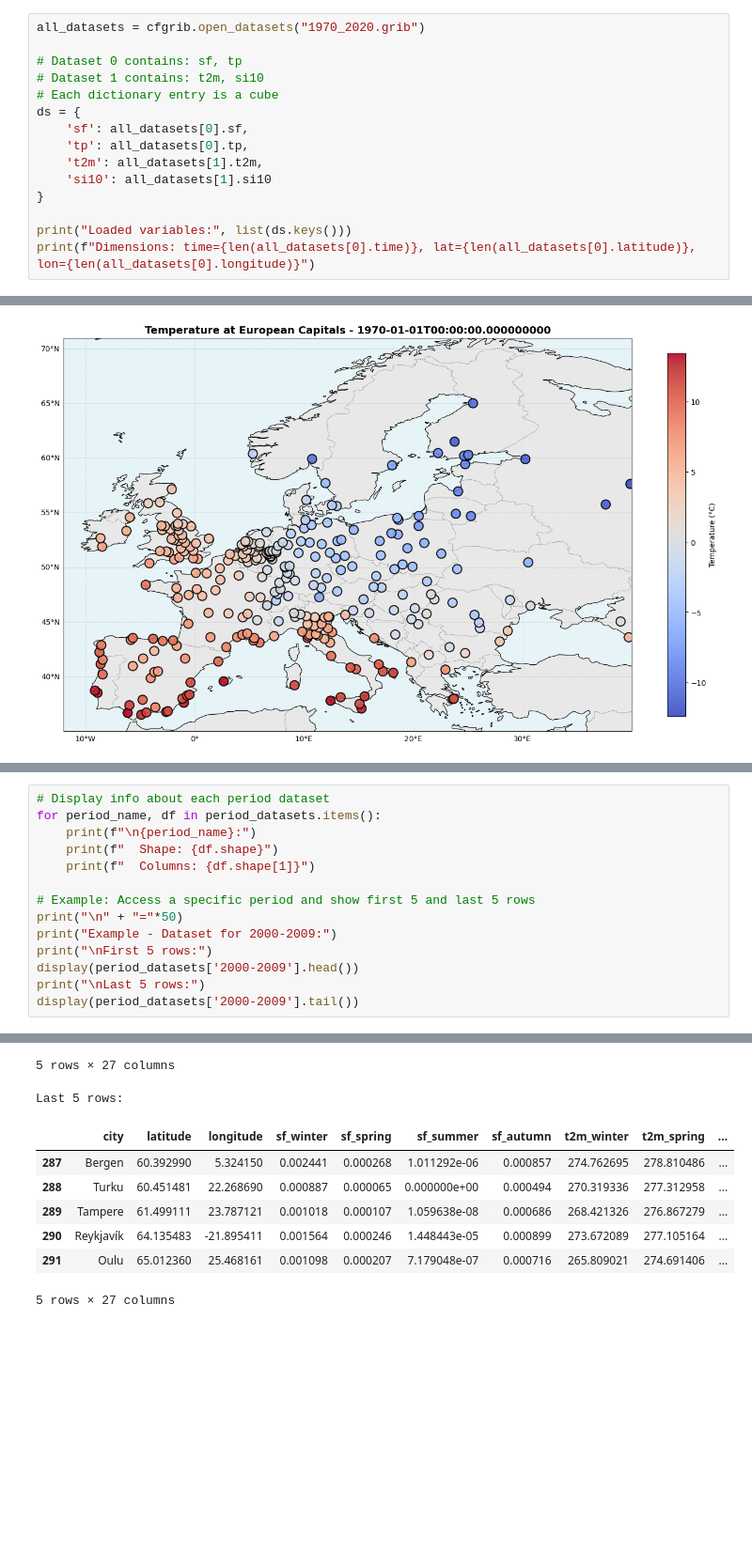
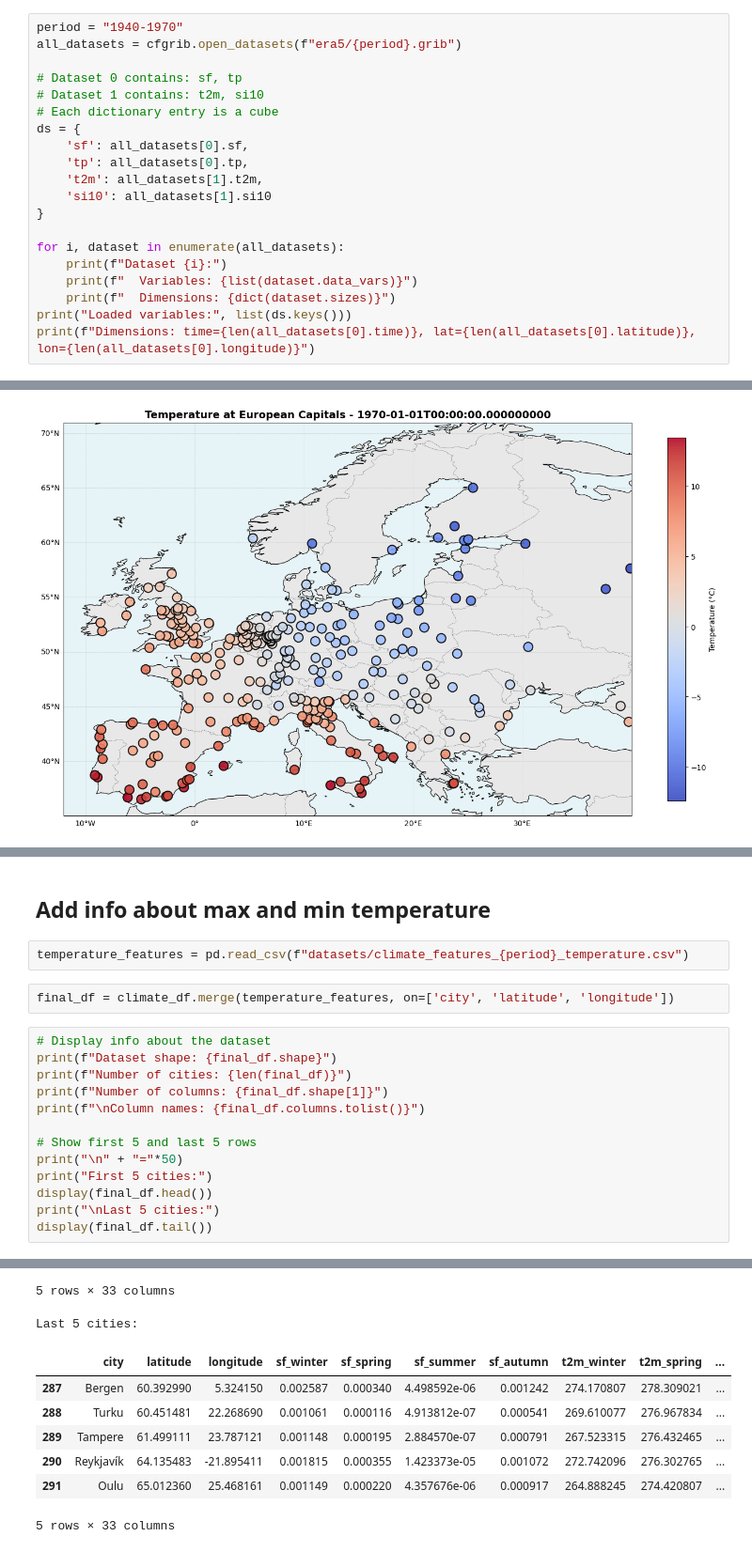
Before and after one commit to evarayHEIG/mlbd_projet, a Jupyter notebook: extract_climate_features_v2.ipynb, the cells around one changed output, grey strips where cells are left out. Shown at 94% size. Saved outputs shown, nothing was run; the diff lists cells and outputs as text; blank space fills up the shorter version.

```diff
--- a/extract_climate_features_v2.ipynb
+++ b/extract_climate_features_v2.ipynb
@@ -52,5 +34,6 @@ Dataset 1:
 # %%
-all_datasets = cfgrib.open_datasets("1970_2020.grib")
+period = "1940-1970"
+all_datasets = cfgrib.open_datasets(f"era5/{period}.grib")
 
 # Dataset 0 contains: sf, tp
 # Dataset 1 contains: t2m, si10
@@ -62,6 +45,10 @@ ds = {
     'si10': all_datasets[1].si10
 }
 
+for i, dataset in enumerate(all_datasets):
+    print(f"Dataset {i}:")
+    print(f"  Variables: {list(dataset.data_vars)}")
+    print(f"  Dimensions: {dict(dataset.sizes)}")
 print("Loaded variables:", list(ds.keys()))
 print(f"Dimensions: time={len(all_datasets[0].time)}, lat={len(all_datasets[0].latitude)}, lon={len(all_datasets[0].longitude)}")
 # %% [output]
@@ -430,15 +361,20 @@ Example - First few rows of 1970-1979:
+# %% [markdown]
+## Add info about max and min temperature
+# %%
+temperature_features = pd.read_csv(f"datasets/climate_features_{period}_temperature.csv")
+# %%
+final_df = climate_df.merge(temperature_features, on=['city', 'latitude', 'longitude'])
 # %%
-# Display info about each period dataset
-for period_name, df in period_datasets.items():
-    print(f"\n{period_name}:")
-    print(f"  Shape: {df.shape}")
-    print(f"  Columns: {df.shape[1]}")
+# Display info about the dataset
+print(f"Dataset shape: {final_df.shape}")
+print(f"Number of cities: {len(final_df)}")
+print(f"Number of columns: {final_df.shape[1]}")
+print(f"\nColumn names: {final_df.columns.tolist()}")
 
-# Example: Access a specific period and show first 5 and last 5 rows
+# Show first 5 and last 5 rows
 print("\n" + "="*50)
-print("Example - Dataset for 2000-2009:")
-print("\nFirst 5 rows:")
-display(period_datasets['2000-2009'].head())
-print("\nLast 5 rows:")
-display(period_datasets['2000-2009'].tail())
+print("First 5 cities:")
+display(final_df.head())
+print("\nLast 5 cities:")
+display(final_df.tail())
 # %% [output]
@@ -468,10 +395,10 @@ First 5 rows:
-5 rows × 27 columns
+5 rows × 33 columns
-Last 5 rows:
+Last 5 cities:
 |  | city | latitude | longitude | sf_winter | sf_spring | sf_summer | sf_autumn | t2m_winter | t2m_spring | ... |
-| 287 | Bergen | 60.392990 | 5.324150 | 0.002441 | 0.000268 | 1.011292e-06 | 0.000857 | 274.762695 | 278.810486 | ... |
-| 288 | Turku | 60.451481 | 22.268690 | 0.000887 | 0.000065 | 0.000000e+00 | 0.000494 | 270.319336 | 277.312958 | ... |
-| 289 | Tampere | 61.499111 | 23.787121 | 0.001018 | 0.000107 | 1.059638e-08 | 0.000686 | 268.421326 | 276.867279 | ... |
-| 290 | Reykjavík | 64.135483 | -21.895411 | 0.001564 | 0.000246 | 1.448443e-05 | 0.000899 | 273.672089 | 277.105164 | ... |
-| 291 | Oulu | 65.012360 | 25.468161 | 0.001098 | 0.000207 | 7.179048e-07 | 0.000716 | 265.809021 | 274.691406 | ... |
+| 287 | Bergen | 60.392990 | 5.324150 | 0.002587 | 0.000340 | 4.498592e-06 | 0.001242 | 274.170807 | 278.309021 | ... |
+| 288 | Turku | 60.451481 | 22.268690 | 0.001061 | 0.000116 | 4.913812e-07 | 0.000541 | 269.610077 | 276.967834 | ... |
+| 289 | Tampere | 61.499111 | 23.787121 | 0.001148 | 0.000195 | 2.884570e-07 | 0.000791 | 267.523315 | 276.432465 | ... |
+| 290 | Reykjavík | 64.135483 | -21.895411 | 0.001815 | 0.000355 | 1.423373e-05 | 0.001072 | 272.742096 | 276.302765 | ... |
+| 291 | Oulu | 65.012360 | 25.468161 | 0.001149 | 0.000220 | 4.357676e-06 | 0.000917 | 264.888245 | 274.420807 | ... |
-5 rows × 27 columns
+5 rows × 33 columns
 # %%
```
Also changed, not shown: parts of 9 cells of this notebook.
